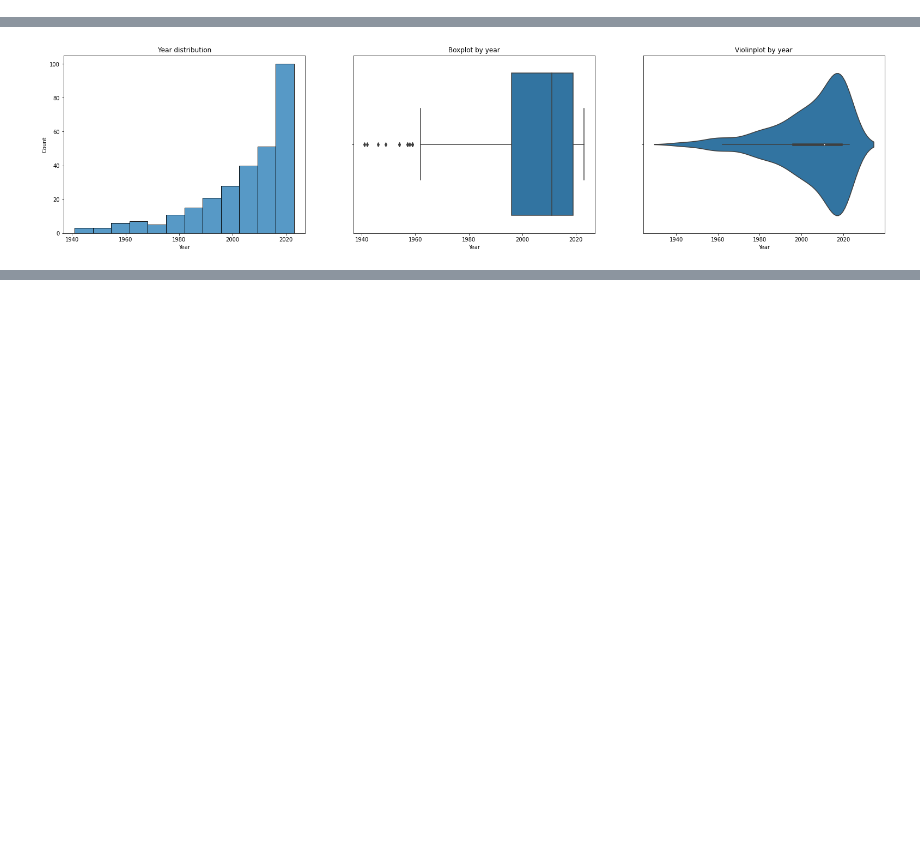
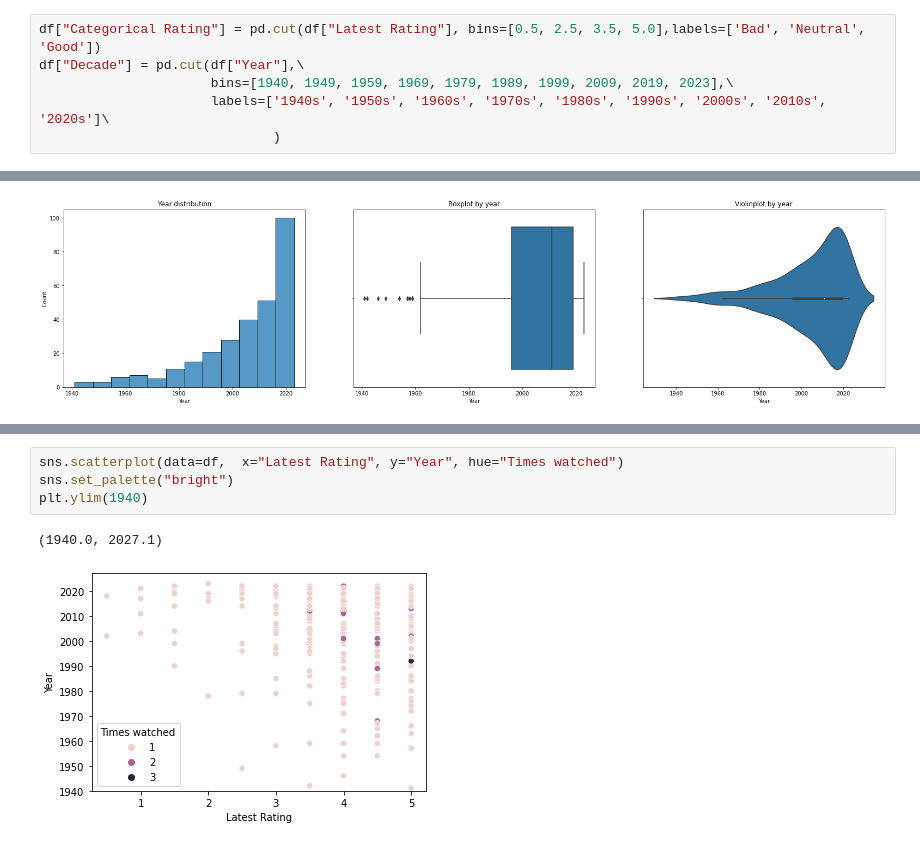
Before and after one commit to caiotda/caioflix, a Jupyter notebook: EDA_letterboxd_profile_data.ipynb, the cells around one changed output, grey strips where cells are left out. Saved outputs shown, nothing was run; the diff lists cells and outputs as text; blank space fills up the shorter version.

Commit message:
Adds categorical columns and plot some preliminary graphs

```diff
--- a/EDA_letterboxd_profile_data.ipynb
+++ b/EDA_letterboxd_profile_data.ipynb
@@ -104,6 +104,12 @@ df = df.groupby('Name')\
       .rename(
           columns={'Rating': 'Latest Rating', 'Rewatch': 'Times watched', 'Watched Date': 'latest Date'}
       ).reset_index()
+# %%
+df["Categorical Rating"] = pd.cut(df["Latest Rating"], bins=[0.5, 2.5, 3.5, 5.0],labels=['Bad', 'Neutral', 'Good'])
+df["Decade"] = pd.cut(df["Year"],\
+                      bins=[1940, 1949, 1959, 1969, 1979, 1989, 1999, 2009, 2019, 2023],\
+                      labels=['1940s', '1950s', '1960s', '1970s', '1980s', '1990s', '2000s', '2010s', '2020s']\
+                              )
 # %%
 df
 # %% [output]
@@ -216,0 +285,7 @@ sns.violinplot(x=df['Year'], ax=ax[2]).set(title="Violinplot by year")
+# %%
+sns.scatterplot(data=df,  x="Latest Rating", y="Year", hue="Times watched")
+sns.set_palette("bright")
+plt.ylim(1940)
+# %% [output]
+(1940.0, 2027.1)
+[figure, added]
```
Also changed, not shown: parts of 11 cells of this notebook.
